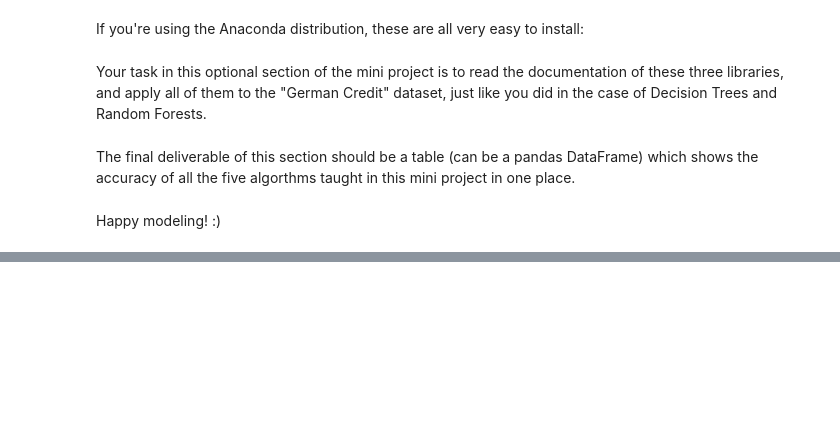
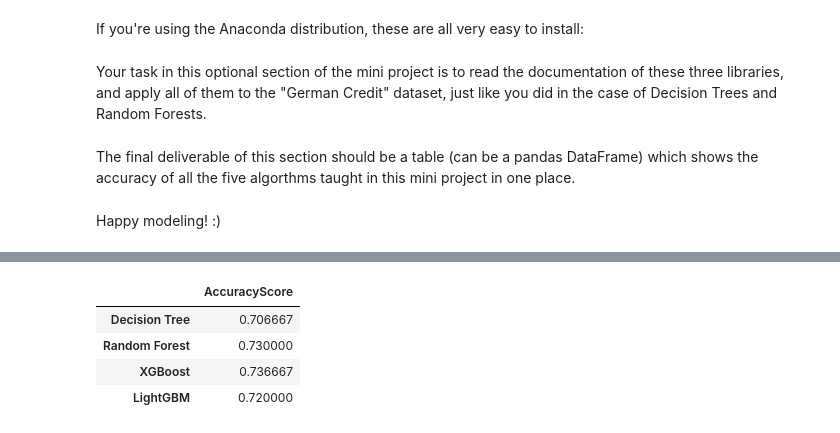
Before and after one commit to asaee/mec-mini-projects, a Jupyter notebook: mec-13.5.1-tree-based-algorithms-mini-project/Mini_Project_Tree-Based_Algorithms.ipynb, the cells around one changed output, grey strips where cells are left out. Cells and saved outputs as stored; diff of their text form; code cells hidden in the pictures; blank space fills up the shorter version.

```diff
--- a/mec-13.5.1-tree-based-algorithms-mini-project/Mini_Project_Tree-Based_Algorithms.ipynb
+++ b/mec-13.5.1-tree-based-algorithms-mini-project/Mini_Project_Tree-Based_Algorithms.ipynb
@@ -245,3 +245,11 @@ Your task in this optional section of the mini project is to read the documentat
 The final deliverable of this section should be a table (can be a pandas DataFrame) which shows the accuracy of all the five algorthms taught in this mini project in one place.
 # %% [markdown]
 Happy modeling! :)
+# %%
+from xgboost import XGBClassifier
+
+xgb = XGBClassifier()
+xgb.fit(X_train, y_train)
+# make prediction
+y_pred = xgb.predict(X_test)
+print(classification_report(y_test, y_pred))
@@ -247,0 +266,7 @@ Happy modeling! :)
+# %%
+from lightgbm import LGBMClassifier
+
+lgb = LGBMClassifier()
+lgb.fit(X_train, y_train)
+y_pred = lgb.predict(X_test)
+print(classification_report(y_test, y_pred))
@@ -247,0 +282,15 @@ Happy modeling! :)
+# %%
+from sklearn.metrics import accuracy_score
+accuracy_table = {
+    'Decision Tree': accuracy_score(y_test, clf.predict(X_test)),
+    'Random Forest': accuracy_score(y_test, clf_rf.predict(X_test)),
+    'XGBoost': accuracy_score(y_test, xgb.predict(X_test)),
+    'LightGBM': accuracy_score(y_test, lgb.predict(X_test)),
+}
+pd.DataFrame.from_dict(accuracy_table, orient='index', columns=['AccuracyScore'])
+# %% [output]
+|  | AccuracyScore |
+| Decision Tree | 0.706667 |
+| Random Forest | 0.730000 |
+| XGBoost | 0.736667 |
+| LightGBM | 0.720000 |
```
Also changed, not shown: parts of 4 cells of this notebook.
